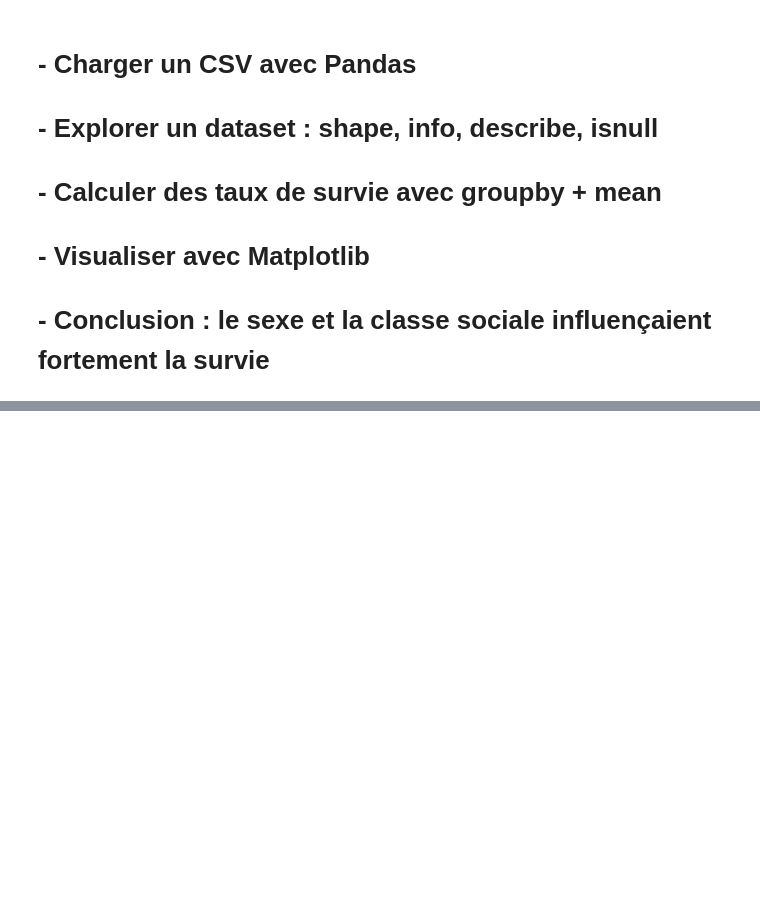
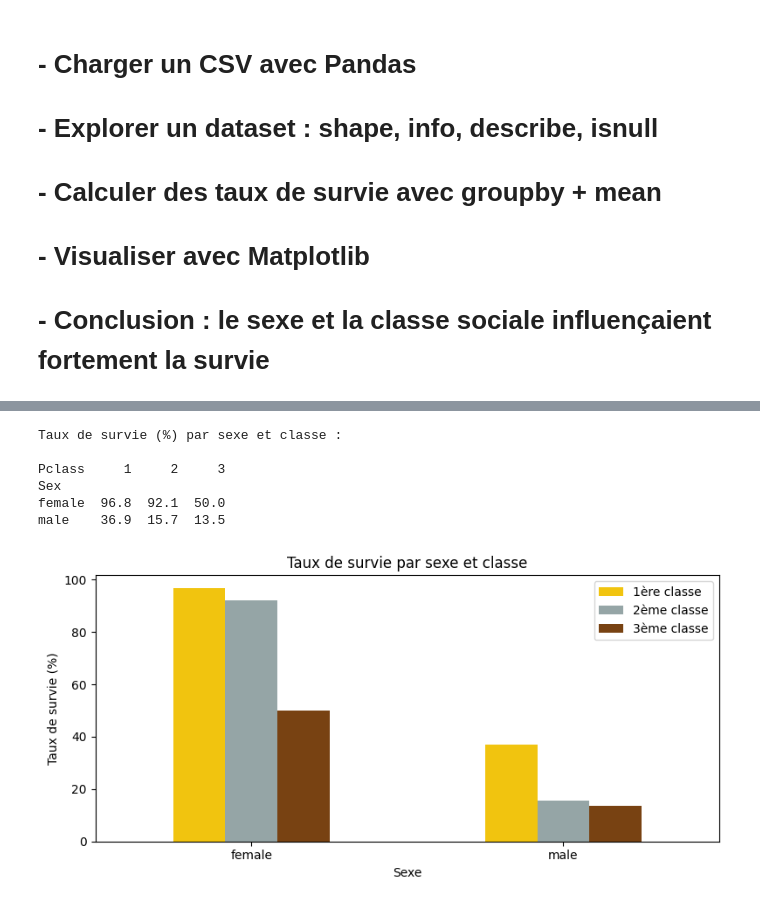
Before and after one commit to TinhinaneBA/data-analysis-projects, a Jupyter notebook: titanic-eda/notebooks/02_titanic_pandas.ipynb, the cells around one changed output, grey strips where cells are left out. Cells and saved outputs as stored; diff of their text form; code cells hidden in the pictures; blank space fills up the shorter version.

Commit message:
Complete Titanic EDA - age analysis, pivot table, conclusions

```diff
--- a/titanic-eda/notebooks/02_titanic_pandas.ipynb
+++ b/titanic-eda/notebooks/02_titanic_pandas.ipynb
@@ -152,0 +199,30 @@ Name: Survived, dtype: float64
+# %%
+# Tableau croisé : survie par sexe ET classe
+pivot = df.pivot_table(
+    values='Survived',
+    index='Sex',
+    columns='Pclass',
+    aggfunc='mean'
+) * 100
+
+print("Taux de survie (%) par sexe et classe :\n")
+print(pivot.round(1))
+
+# Visualisation
+pivot.plot(kind='bar', figsize=(8,4),
+           color=['#F1C40F','#95A5A6','#784212'])
+plt.title("Taux de survie par sexe et classe")
+plt.xlabel("Sexe")
+plt.xticks(rotation=0)
+plt.ylabel("Taux de survie (%)")
+plt.legend(['1ère classe','2ème classe','3ème classe'])
+plt.tight_layout()
+plt.show()
+# %% [output]
+Taux de survie (%) par sexe et classe :
+
+Pclass     1     2     3
+Sex
+female  96.8  92.1  50.0
+male    36.9  15.7  13.5
+[figure, added]
```
Also changed, not shown: parts of 3 cells of this notebook.
